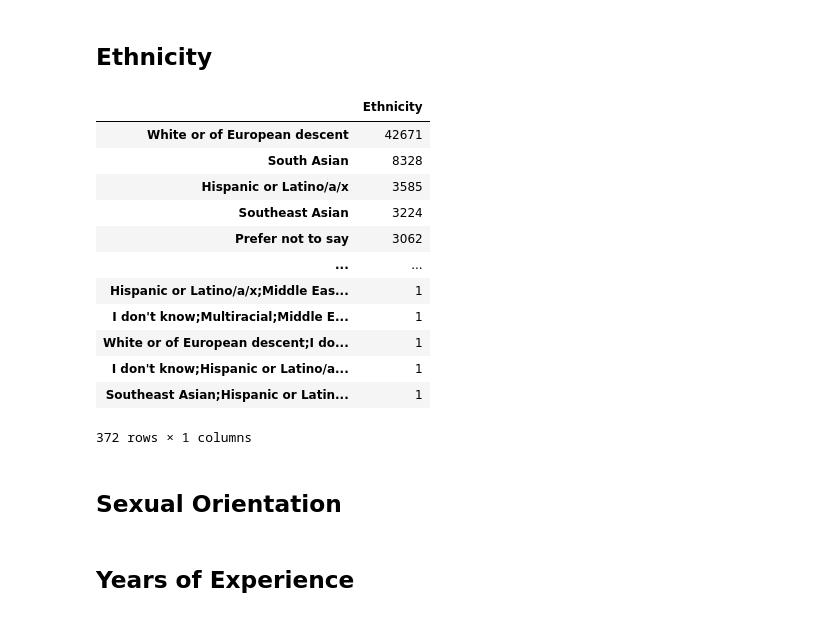
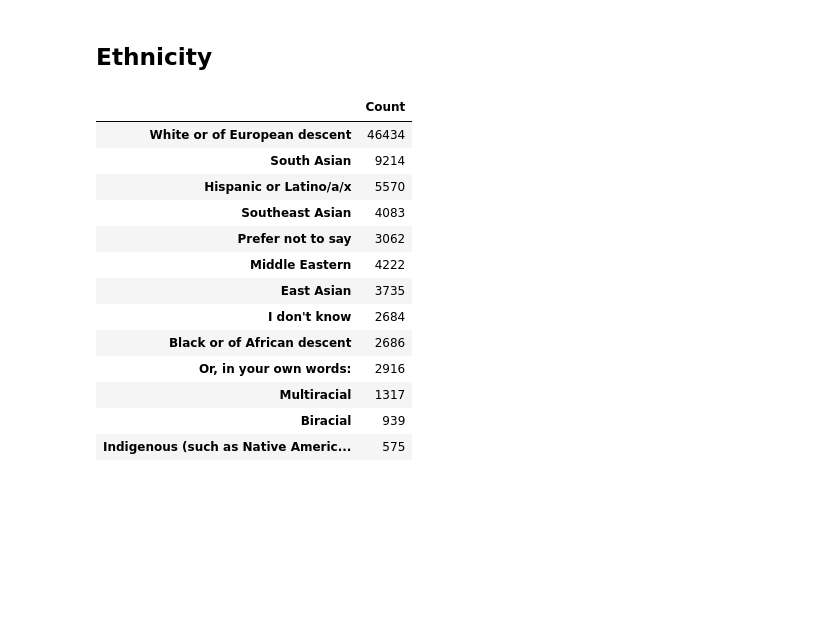
Before and after one commit to ac2596/stack-overflow-activity-analysis, a Jupyter notebook: Exploratory Analysis.ipynb, the cells around one changed output. Saved outputs shown, nothing was run; the diff lists cells and outputs as text; code cells hidden in the pictures; blank space fills up the shorter version.

Commit message:
combined dataframe

```diff
--- a/Exploratory Analysis.ipynb
+++ b/Exploratory Analysis.ipynb
@@ -112,31 +117,36 @@ age_df
 # %%
 # Ethnicity - sorted the way it appears in the survey
 '''
 Black or of African descent East Asian
 Hispanic or Latino/a/x Middle Eastern
 White or of European descent
 Biracial
 Indigenous (such as Native American, Pacific Islander, or Indigenous Australian) South Asian
 Multiracial
 Southeast Asian
 I don't know
 Prefer not to say
 '''
-# Removed "Or, in your own words" -> value is not specified in dataset
 
-ethnicity_df = pandas.DataFrame(survey['Ethnicity'].value_counts())
+ethnicity_data = survey['Ethnicity'].copy()
+ethnicity_simp = simplify_data(ethnicity_data)
+ethnicity_simp
+
+ethnicity_df = pandas.DataFrame(ethnicity_simp.values(), index = ethnicity_simp.keys())
+ethnicity_df.rename(columns = {0: 'Count'}, inplace = True)
 ethnicity_df
 # %% [output]
-|  | Ethnicity |
-| White or of European descent | 42671 |
-| South Asian | 8328 |
-| Hispanic or Latino/a/x | 3585 |
-| Southeast Asian | 3224 |
+|  | Count |
+| White or of European descent | 46434 |
+| South Asian | 9214 |
+| Hispanic or Latino/a/x | 5570 |
+| Southeast Asian | 4083 |
 | Prefer not to say | 3062 |
-| ... | ... |
-| Hispanic or Latino/a/x;Middle Eas... | 1 |
-| I don't know;Multiracial;Middle E... | 1 |
-| White or of European descent;I do... | 1 |
-| I don't know;Hispanic or Latino/a... | 1 |
-| Southeast Asian;Hispanic or Latin... | 1 |
+| Middle Eastern | 4222 |
+| East Asian | 3735 |
+| I don't know | 2684 |
+| Black or of African descent | 2686 |
+| Or, in your own words: | 2916 |
+| Multiracial | 1317 |
+| Biracial | 939 |
+| Indigenous (such as Native Americ... | 575 |
-372 rows × 1 columns
@@ -145,4 +152,0 @@ ethnicity_df.to_csv("/Users/alicia/FA21/cs5306-p1/.csv")
-# %% [markdown]
-## Sexual Orientation
-# %% [markdown]
-## Years of Experience
```
Also changed, not shown: parts of 8 cells of this notebook.
